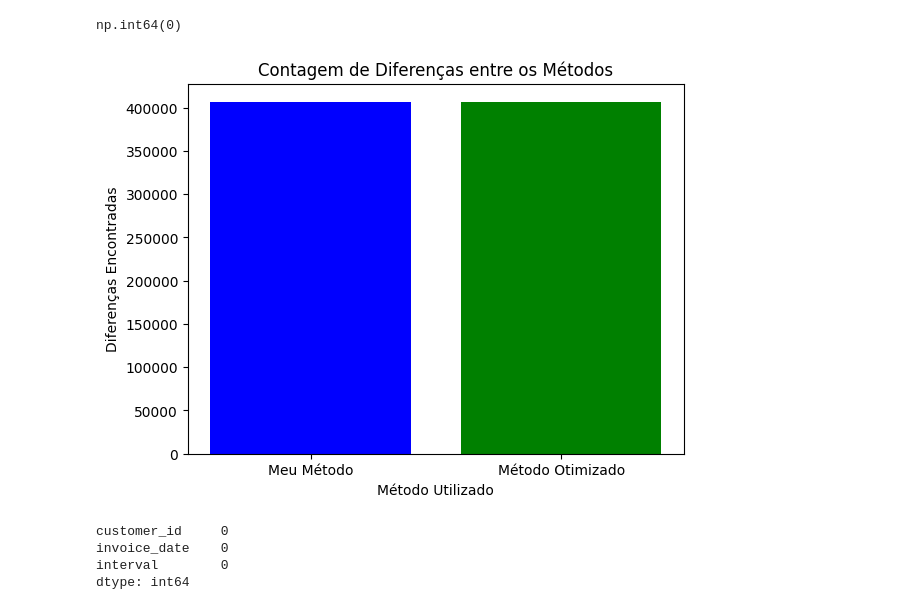
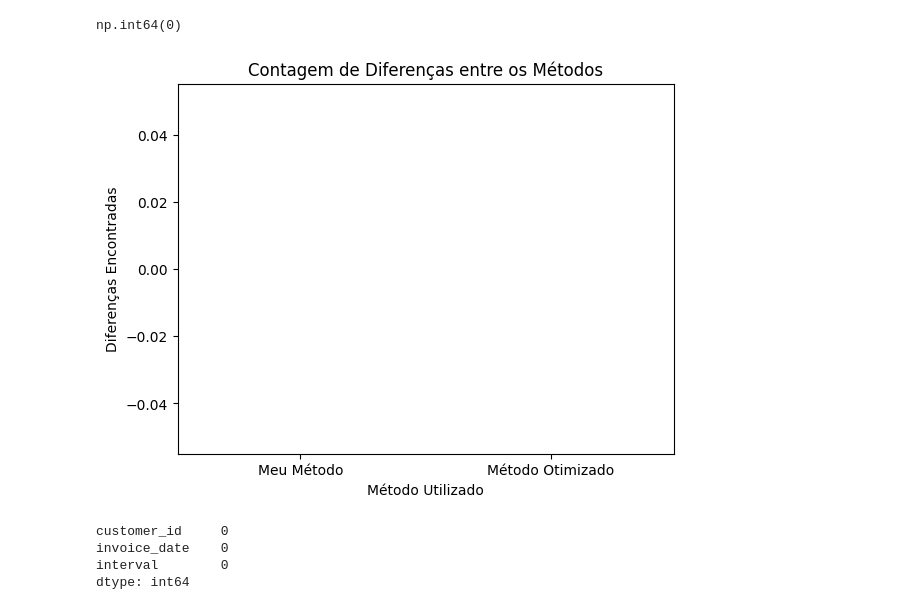
Before and after one commit to antonioorichard/E-commerce_com_Cluster, a Jupyter notebook: pa05.ipynb, the cells around one changed output. Drawn from its saved outputs; the diff is of its cells as text; code cells hidden in the pictures.

```diff
--- a/pa05.ipynb
+++ b/pa05.ipynb
@@ -1200,21 +1203,22 @@ if aux3.loc[0, 'invoice_date'] == aux3.loc[1 , 'invoice_date']:
 são iguais
 # %%
 # calcula o intervalo
+#como é um pouco demorodo vou deixar comentado
 #contador =  406828
-i = 0
-while i < 406828:
+#i = 0
+#while i < 406828:
     # vamos utilizar if para deixar o processo ficando mais leve e direto, n precisando entrar no dataset as vezes!
-    if aux3.loc[i,'customer_id'] == aux3.loc[i+1,'customer_id']:
+#    if aux3.loc[i,'customer_id'] == aux3.loc[i+1,'customer_id']:
 
-        if aux3.loc[i+1, 'invoice_date'] != aux3.loc[i , 'invoice_date']:
+#        if aux3.loc[i+1, 'invoice_date'] != aux3.loc[i , 'invoice_date']:
 
-            aux3.loc[i,'interval'] = (aux3.loc[i+1,'invoice_date'] - aux3.loc[i,'invoice_date']).days
+#            aux3.loc[i,'interval'] = (aux3.loc[i+1,'invoice_date'] - aux3.loc[i,'invoice_date']).days
 
-        else:
-            aux3.loc[i,'interval'] = 0
-    else:
-        aux3.loc[i,'interval'] = 0
-    i = i+1
+#        else:
+#            aux3.loc[i,'interval'] = 0
+#    else:
+#        aux3.loc[i,'interval'] = 0
+#    i = i+1
 #for
 #aux2.loc[:'interval'] = aux['invoice_date'].apply(lambda x : )
 # %%
@@ -1247,6 +1230,6 @@ dtype: int64
 # %%
 # Código otimizado pelo chat-gpt 3.5
-aux4 = aux3.drop(columns = 'interval', axis = 1)
+aux4 = aux3#.drop(columns = 'interval', axis = 1)
 mask = aux3['customer_id'] == aux3['customer_id'].shift(-1)
 
 interval = (aux3['invoice_date'].shift(-1) - aux3['invoice_date']).dt.days
@@ -1254,6 +1237,18 @@ interval[~mask] = 0
 interval[~mask | (aux3['invoice_date'] == aux3['invoice_date'].shift(-1))] = 0
 
 aux4['interval'] = interval
+
+
+# df_ref
+# Código otimizado pelo chat-gpt 3.5
+auxr4 = auxr3
+mask = auxr3['customer_id'] == auxr3['customer_id'].shift(-1)
+
+interval = (auxr3['invoice_date'].shift(-1) - auxr3['invoice_date']).dt.days
+interval[~mask] = 0
+interval[~mask | (auxr3['invoice_date'] == auxr3['invoice_date'].shift(-1))] = 0
+
+auxr4['interval'] = interval
 # %% [markdown]
  Vamos esclarecer cada parte do código otimizado em detalhes:
 
@@ -1284,22 +1279,22 @@ np.int64(0)
 # %%
 import pandas as pd
 import matplotlib.pyplot as plt
 
 # Comparação entre os resultados
-comparison = (aux4['interval'] == aux3['interval']).sum()
+comparison = (aux4['interval'] != aux3['interval']).sum()
 
 # Gerando o gráfico
 data = {'Método': ['Meu Método', 'Método Otimizado'],
         'Diferenças': [comparison, comparison]}
 df = pd.DataFrame(data)
 
 plt.bar(df['Método'], df['Diferenças'], color=['blue', 'green'])
 plt.xlabel('Método Utilizado')
 plt.ylabel('Diferenças Encontradas')
 plt.title('Contagem de Diferenças entre os Métodos')
 plt.show()
 # %% [output]
-[figure, old version]
+[figure, new version]
 # %%
 aux3.isnull().sum()
 # %% [output]
```
Also changed, not shown: parts of 50 cells of this notebook, 1 other file.
